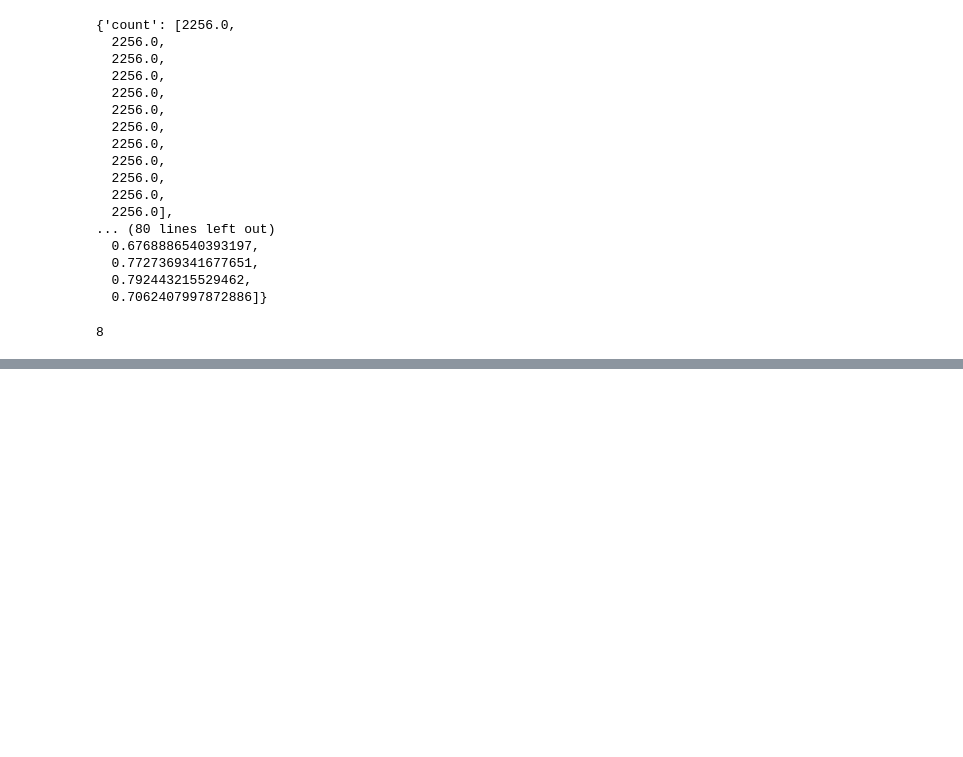
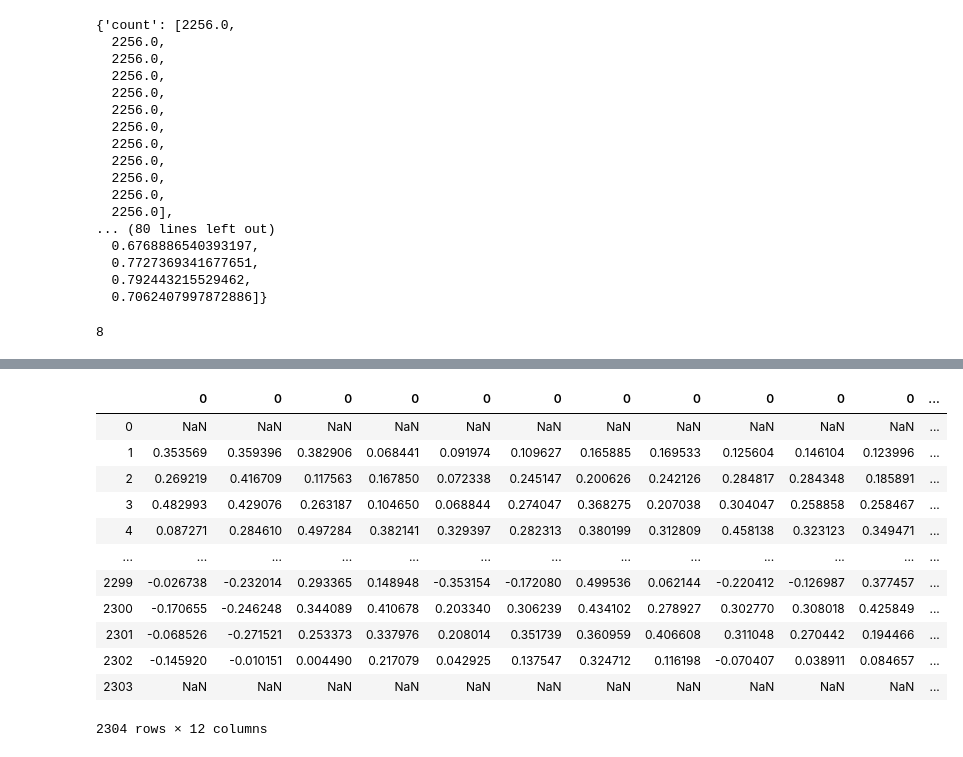
Before and after one commit to misho-dimitrov/Motion_Correction_rs-fMRI, a Jupyter notebook: calc_conn_mFD_multi_pipe.ipynb, the cells around one changed output, grey strips where cells are left out. Cells and saved outputs as stored; diff of their text form; code cells hidden in the pictures; blank space fills up the shorter version.

```diff
--- a/calc_conn_mFD_multi_pipe.ipynb
+++ b/calc_conn_mFD_multi_pipe.ipynb
@@ -624,4 +614,6 @@ for i, ax in enumerate(axes.flatten()):
 # %%
+corr_matrix_list = []
+
 results = {'count': [],
 'mean': [],
 'std': [],
@@ -630,11 +622,14 @@ results = {'count': [],
 '50%': [],
 '75%': [],
 'max': []}
+
 for i in range(pipeline_list.shape[1]):
     corr_matrix_pp = pd.read_csv(pipeline_list[0,i], delimiter=',', header=None)
     corr_matrix_p = corr_matrix_pp.values.ravel()
-    # GET ONLY ABSOLUTE VALUES?
+    # GET ONLY ABSOLUTE VALUES??????
+    #corr_matrix_p = np.absolute(corr_matrix_p)
     corr_matrix = pd.DataFrame(corr_matrix_p)
+    corr_matrix_list.append(corr_matrix)
     sum_stats = corr_matrix.describe()
     #print(type(sum_stats))
     #print(sum_stats.shape)
@@ -689,0 +702,17 @@ df_results
+# %%
+df_pipeline_list = pd.concat(corr_matrix_list, axis=1)
+df_pipeline_list
+# %% [output]
+|  | 0 | 0 | 0 | 0 | 0 | 0 | 0 | 0 | 0 | 0 | 0 | ... |
+| 0 | NaN | NaN | NaN | NaN | NaN | NaN | NaN | NaN | NaN | NaN | NaN | ... |
+| 1 | 0.353569 | 0.359396 | 0.382906 | 0.068441 | 0.091974 | 0.109627 | 0.165885 | 0.169533 | 0.125604 | 0.146104 | 0.123996 | ... |
+| 2 | 0.269219 | 0.416709 | 0.117563 | 0.167850 | 0.072338 | 0.245147 | 0.200626 | 0.242126 | 0.284817 | 0.284348 | 0.185891 | ... |
+| 3 | 0.482993 | 0.429076 | 0.263187 | 0.104650 | 0.068844 | 0.274047 | 0.368275 | 0.207038 | 0.304047 | 0.258858 | 0.258467 | ... |
+| 4 | 0.087271 | 0.284610 | 0.497284 | 0.382141 | 0.329397 | 0.282313 | 0.380199 | 0.312809 | 0.458138 | 0.323123 | 0.349471 | ... |
+| ... | ... | ... | ... | ... | ... | ... | ... | ... | ... | ... | ... | ... |
+| 2299 | -0.026738 | -0.232014 | 0.293365 | 0.148948 | -0.353154 | -0.172080 | 0.499536 | 0.062144 | -0.220412 | -0.126987 | 0.377457 | ... |
+| 2300 | -0.170655 | -0.246248 | 0.344089 | 0.410678 | 0.203340 | 0.306239 | 0.434102 | 0.278927 | 0.302770 | 0.308018 | 0.425849 | ... |
+| 2301 | -0.068526 | -0.271521 | 0.253373 | 0.337976 | 0.208014 | 0.351739 | 0.360959 | 0.406608 | 0.311048 | 0.270442 | 0.194466 | ... |
+| 2302 | -0.145920 | -0.010151 | 0.004490 | 0.217079 | 0.042925 | 0.137547 | 0.324712 | 0.116198 | -0.070407 | 0.038911 | 0.084657 | ... |
+| 2303 | NaN | NaN | NaN | NaN | NaN | NaN | NaN | NaN | NaN | NaN | NaN | ... |
+2304 rows × 12 columns
```
Also changed, not shown: parts of 17 cells of this notebook, 1 other file.
